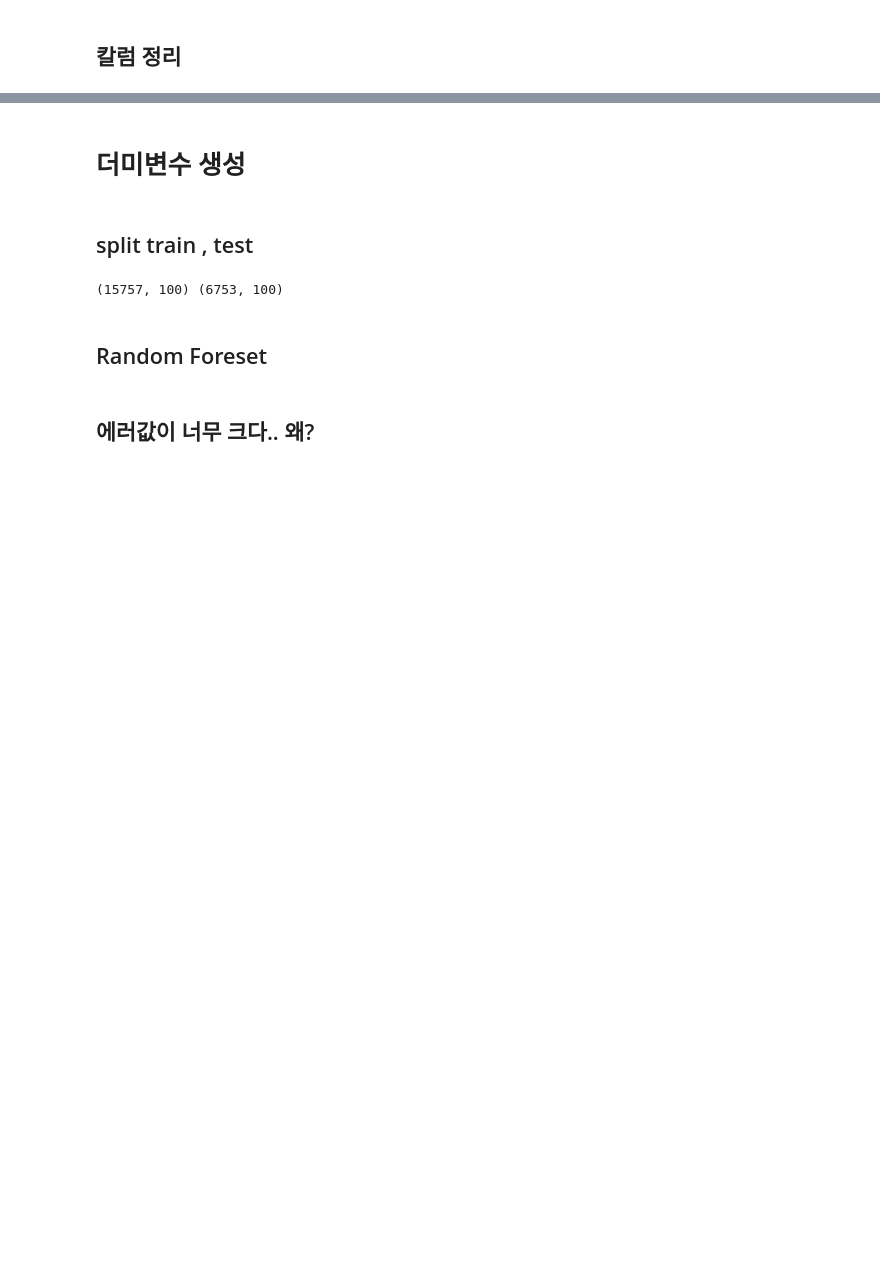
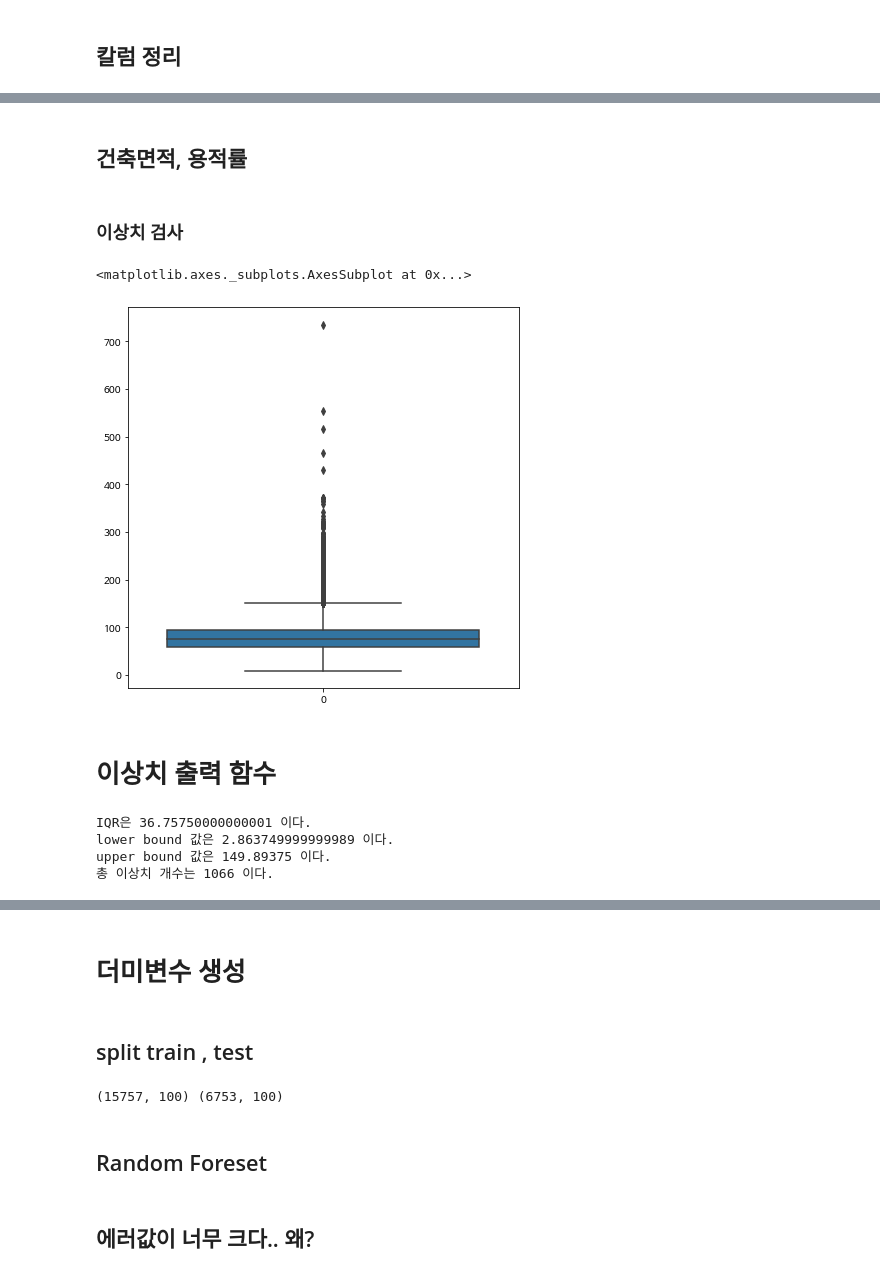
Before and after one commit to HayeonKimm/project, a Jupyter notebook: Project/Machine-Learning/toy_machine_pjt/서울_주택가격_예측해보기(토이).ipynb, the cells around one changed output, grey strips where cells are left out. Saved outputs shown, nothing was run; the diff lists cells and outputs as text; code cells hidden in the pictures; blank space fills up the shorter version.

```diff
--- a/Project/Machine-Learning/toy_machine_pjt/서울_주택가격_예측해보기(토이).ipynb
+++ b/Project/Machine-Learning/toy_machine_pjt/서울_주택가격_예측해보기(토이).ipynb
@@ -196,0 +217,26 @@ KeyError: ignored
+# %%
+df['사용승인일'] = np.where(df.사용승인일<1900,'0',
+                         np.where(df.사용승인일<1910,'1',
+                         np.where(df.사용승인일<1920,'2',
+                         np.where(df.사용승인일<1930,'3',
+                         np.where(df.사용승인일<1940,'4',
+                         np.where(df.사용승인일<1950,'5',
+                                  np.where(df.사용승인일<1960,'6',
+                                  np.where(df.사용승인일<1970,'7',
+                                  np.where(df.사용승인일<1980,'8',
+                                  np.where(df.사용승인일<1990,'9',
+                                  np.where(df.사용승인일<2000,'10',
+                                  np.where(df.사용승인일<2010,'11',
+                                  np.where(df.사용승인일<2020,'12','13')))))))))))))
+# %% [markdown]
+## 건축면적, 용적률
+# %% [markdown]
+### 이상치 검사
+# %%
+plt.figure(figsize=(7,7))
+sns.boxplot(data=df['건축면적'])
+# %% [output]
+<matplotlib.axes._subplots.AxesSubplot at 0x...>
+[figure, added]
+# %% [markdown]
+# 이상치 출력 함수
@@ -196,0 +271,7 @@ KeyError: ignored
+# %%
+outlier_iqr(df,'건축면적')
+# %% [output]
+IQR은 36.75750000000001 이다.
+lower bound 값은 2.863749999999989 이다.
+upper bound 값은 149.89375 이다.
+총 이상치 개수는 1066 이다.
```
Also changed, not shown: parts of 24 cells of this notebook.
